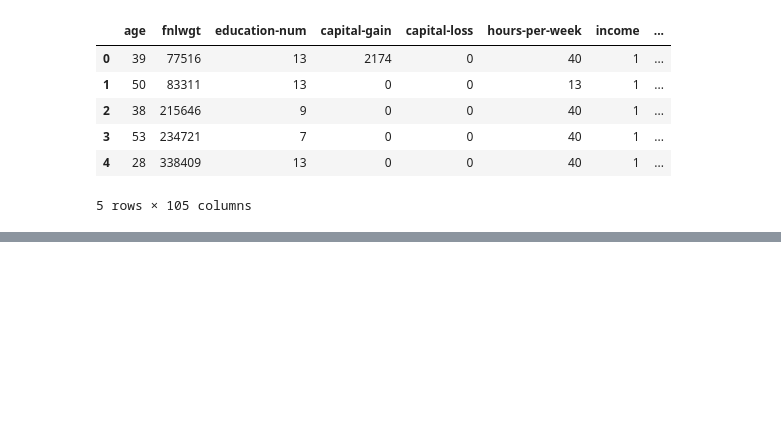
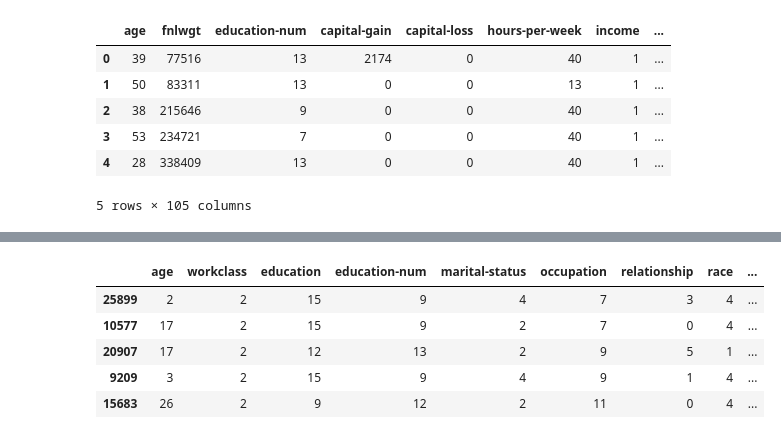
Before and after one commit to ArunitaYen/MachineLearningClassification, a Jupyter notebook: Income_Classification/Income Classification_RandomForest and DecisionTree.ipynb, the cells around one changed output, grey strips where cells are left out. Saved outputs shown, nothing was run; the diff lists cells and outputs as text; code cells hidden in the pictures; blank space fills up the shorter version.

```diff
--- a/Income_Classification/Income Classification_RandomForest and DecisionTree.ipynb
+++ b/Income_Classification/Income Classification_RandomForest and DecisionTree.ipynb
@@ -190,0 +200,7 @@ X_train, X_test, y_train, y_test = train_test_split(X, y, test_size=0.3)
+# %%
+from sklearn.model_selection import train_test_split
+X= A.drop(['income'], axis=1)
+y= A['income']
+
+
+X_train,X_test,y_train,y_test=train_test_split(X,y,test_size=0.3,random_state=1)
@@ -190,0 +221,9 @@ X_train, X_test, y_train, y_test = train_test_split(X, y, test_size=0.3)
+# %%
+X_train[cat_atr].head()
+# %% [output]
+|  | age | workclass | education | education-num | marital-status | occupation | relationship | race | ... |
+| 25899 | 2 | 2 | 15 | 9 | 4 | 7 | 3 | 4 | ... |
+| 10577 | 17 | 2 | 15 | 9 | 2 | 7 | 0 | 4 | ... |
+| 20907 | 17 | 2 | 12 | 13 | 2 | 9 | 5 | 1 | ... |
+| 9209 | 3 | 2 | 15 | 9 | 4 | 9 | 1 | 4 | ... |
+| 15683 | 26 | 2 | 9 | 12 | 2 | 11 | 0 | 4 | ... |
```
Also changed, not shown: parts of 36 cells of this notebook, 1 other file.
